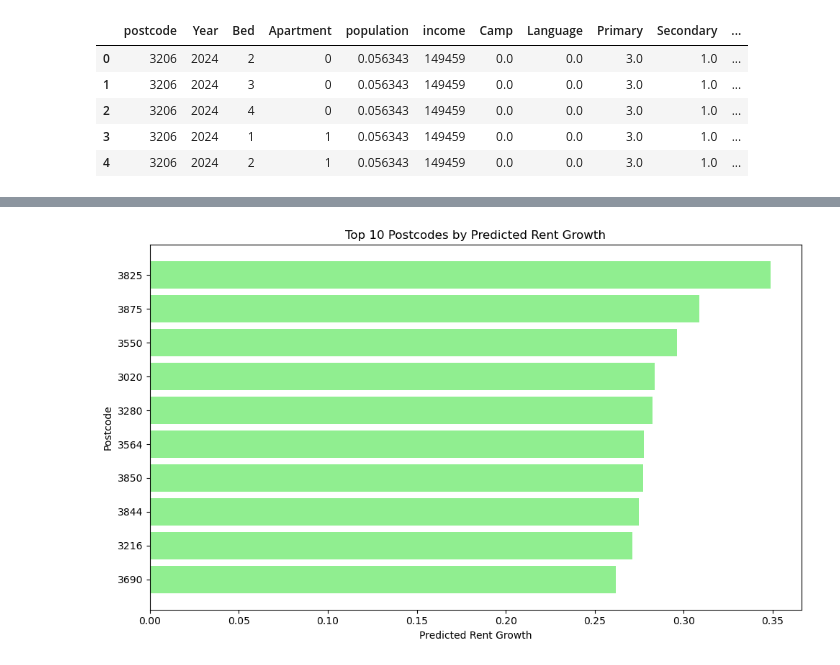
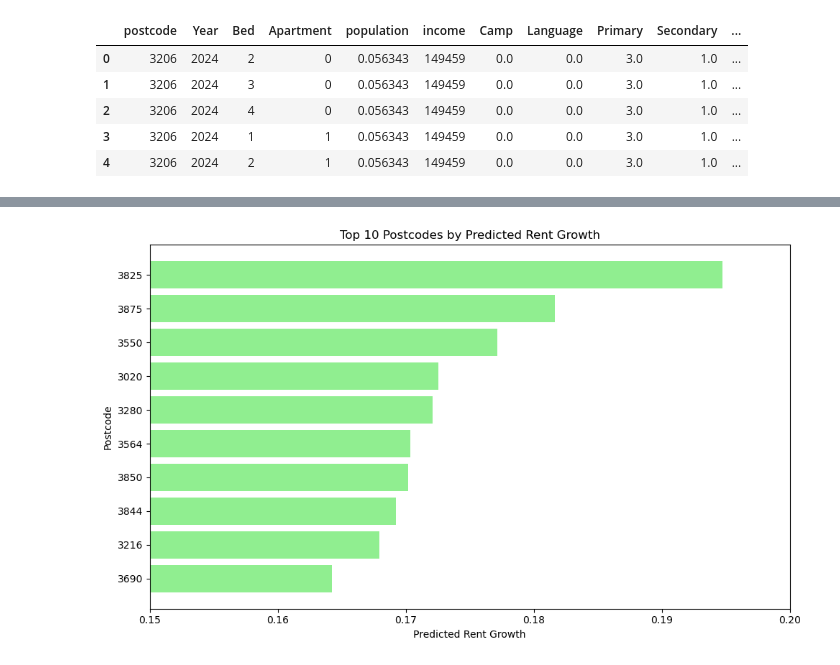
Before and after one commit to MAST30034-AppliedDataScience/project-2-group-real-estate-industry-project-16, a Jupyter notebook: notebooks/Analysis/growth_rate.ipynb, the cells around one changed output, grey strips where cells are left out. Drawn from its saved outputs; the diff is of its cells as text; code cells hidden in the pictures.

```diff
--- a/notebooks/Analysis/growth_rate.ipynb
+++ b/notebooks/Analysis/growth_rate.ipynb
@@ -14,11 +14,12 @@ data.head()
 | 3 | 3206 | 2024 | 1 | 1 | 0.056343 | 149459 | 0.0 | 0.0 | 3.0 | 1.0 | ... |
 | 4 | 3206 | 2024 | 2 | 1 | 0.056343 | 149459 | 0.0 | 0.0 | 3.0 | 1.0 | ... |
 # %%
+data_0 = data[(data['Apartment'] == 0)]
 # Calculate the projected rental growth rate
-data['predicted_rent_growth'] = data.groupby('postcode')['predicted_rent'].pct_change()
+data_0['predicted_rent_growth'] = data_0.groupby('postcode')['predicted_rent'].pct_change()
 
 # Get the latest forecast growth rate for each postcode
-latest_growth = data.groupby('postcode')['predicted_rent_growth'].last().reset_index()
+latest_growth = data_0.groupby('postcode')['predicted_rent_growth'].last().reset_index()
 
 # Delete duplicate values for postcodes, keeping only different growth rates
 unique_postcodes_top_10 = latest_growth.drop_duplicates(subset=['predicted_rent_growth'], keep='first')
@@ -43,16 +49,17 @@ print(top_10_unique_postcodes)
 # %%
 import matplotlib.pyplot as plt
 
 # Create a bar plot to visualize the top 10 unique postcodes by predicted rent growth
 plt.figure(figsize=(10,6))
 plt.barh(top_10_unique_postcodes['postcode'].astype(str), top_10_unique_postcodes['predicted_rent_growth'], color='lightgreen')
 plt.xlabel('Predicted Rent Growth')
 plt.ylabel('Postcode')
 plt.title('Top 10 Postcodes by Predicted Rent Growth')
+plt.xlim(0.15, 0.20)
 plt.gca().invert_yaxis()  # Invert the y-axis to show the highest growth at the top
 
 # Display the plot
 plt.tight_layout()
 plt.show()
 # %% [output]
-[figure, old version]
+[figure, new version]
```
Also changed, not shown: parts of 3 cells of this notebook, 1 other file.
